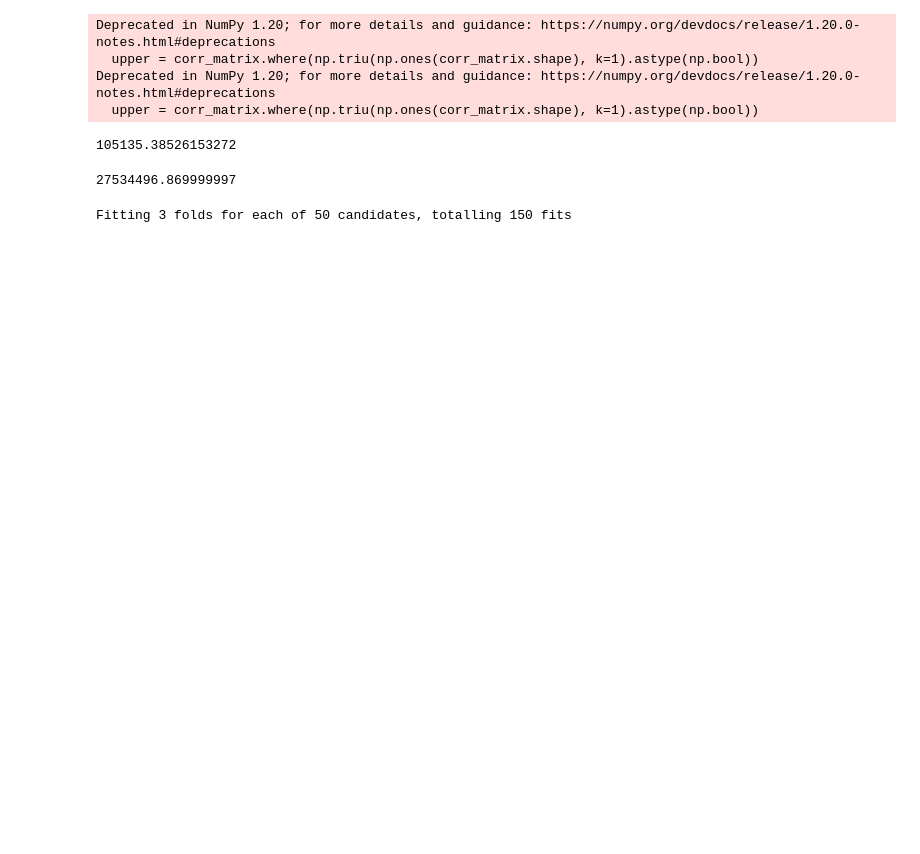
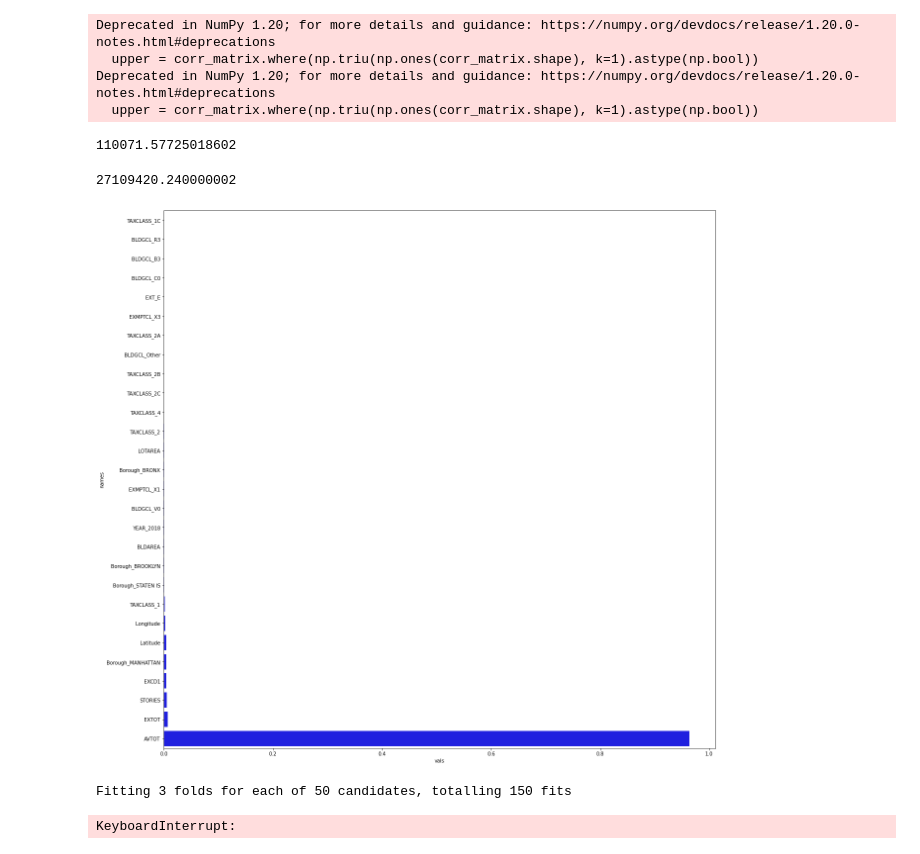
Before and after one commit to galkowskim/BHL7-Picipolo, a Jupyter notebook: AI/model.ipynb, the cells around one changed output. Saved outputs shown, nothing was run; the diff lists cells and outputs as text; code cells hidden in the pictures; blank space fills up the shorter version.

```diff
--- a/AI/model.ipynb
+++ b/AI/model.ipynb
@@ -10,7 +12,7 @@ from sklearn.preprocessing import OneHotEncoder
 import skopt,scipy
 import pickle
 # %%
-df = pd.read_csv('train_data.csv', on_bad_lines='skip')
+df = pd.read_csv('../data/train_data.csv', on_bad_lines='skip')
 # %%
 rf1 = pickle.load(open('rf1.sav', 'rb'))
 rf2 = pickle.load(open('rf2.sav', 'rb'))
@@ -141,6 +143,6 @@ Deprecated in NumPy 1.20; for more details and guidance: https://numpy.org/devdo
   upper = corr_matrix.where(np.triu(np.ones(corr_matrix.shape), k=1).astype(np.bool))
 Deprecated in NumPy 1.20; for more details and guidance: https://numpy.org/devdocs/release/1.20.0-notes.html#deprecations
   upper = corr_matrix.where(np.triu(np.ones(corr_matrix.shape), k=1).astype(np.bool))
-105135.38526153272
+110071.57725018602
-27534496.869999997
+27109420.240000002
 # %%
@@ -148,3 +150,11 @@ Deprecated in NumPy 1.20; for more details and guidance: https://numpy.org/devdo
+# %%
+importances = pd.DataFrame(data = {"names" : X_train.columns, "vals" : model.feature_importances_}).sort_values(by = 'vals', ascending = True)
+# %%
+plt.figure(figsize=(20, 20))
+sns.barplot(data = importances, x = "vals", y = "names", color = "blue")
+plt.show()
+# %% [output]
+[figure, added]
 # %%
 from sklearn.model_selection import RandomizedSearchCV
 # %%
@@ -160,6 +170,7 @@ rs = RandomizedSearchCV(estimator = rf, param_distributions = parameters, verbos
 rs.fit(X_train, y_train)
 # %% [output]
 Fitting 3 folds for each of 50 candidates, totalling 150 fits
+KeyboardInterrupt:
 # %%
 rs.best_params_
 # %%
```
Also changed, not shown: parts of 2 cells of this notebook.
